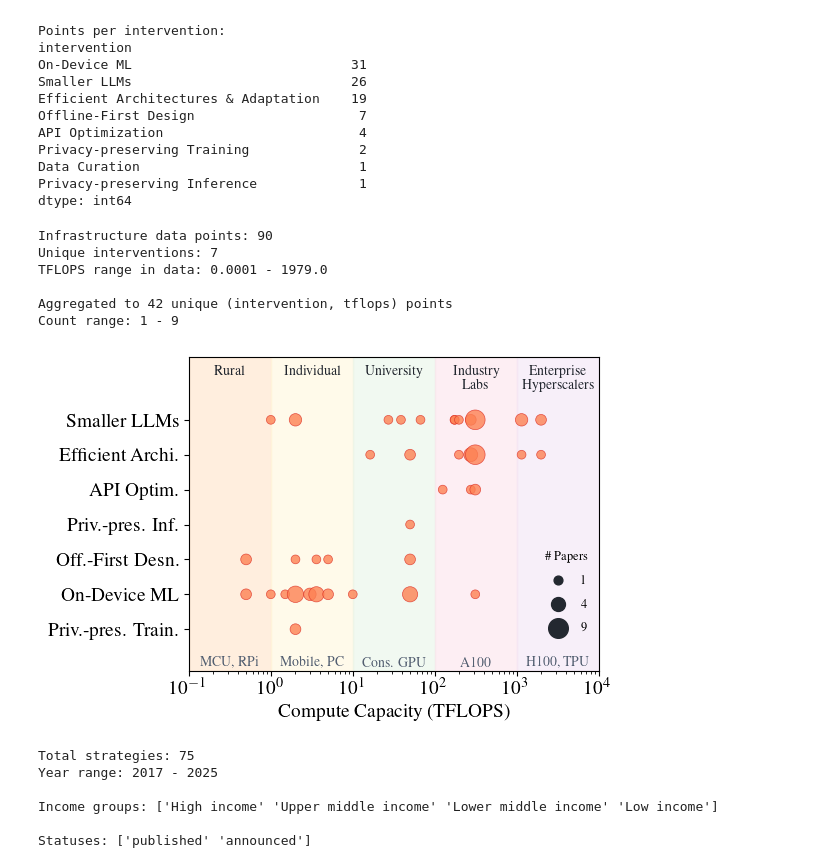
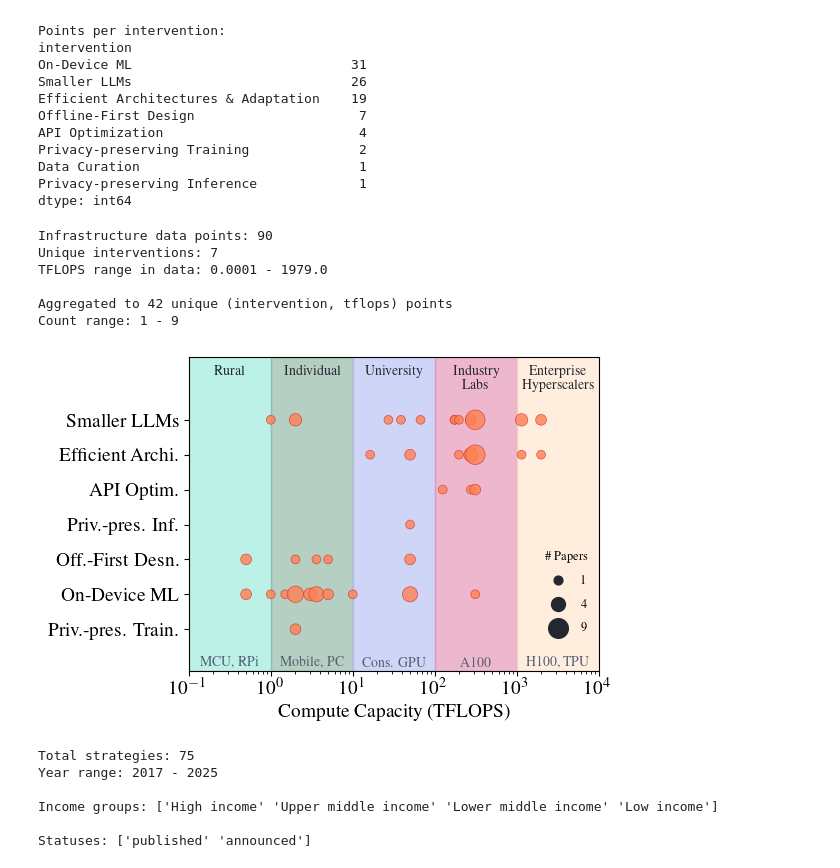
Before and after one commit to ljvmiranda921/edgeml-survey, a Jupyter notebook: notebooks/2026-02-12-figures-for-paper.ipynb, the cells around one changed output. Cells and saved outputs as stored; diff of their text form; code cells hidden in the pictures.

```diff
--- a/notebooks/2026-02-12-figures-for-paper.ipynb
+++ b/notebooks/2026-02-12-figures-for-paper.ipynb
@@ -848,7 +848,7 @@ compute_tiers = [
         "name": "Rural",
         "min": 0.1,
         "max": 1,
-        "color": "#FFE4C9",
+        "color": "#8EE8D8",
         "devices": "MCU, RPi",
         "y_offset": 0,
     },
@@ -856,7 +856,7 @@ compute_tiers = [
         "name": "Individual",
         "min": 1,
         "max": 10,
-        "color": "#FFF8DC",
+        "color": "#85B09A",
         "devices": "Mobile, PC",
         "y_offset": 0,
     },
@@ -864,7 +864,7 @@ compute_tiers = [
         "name": "University",
         "min": 10,
         "max": 100,
-        "color": "#E8F5E9",
+        "color": "#B0B9F1",
         "devices": "Cons. GPU",
         "y_offset": 0,
     },
@@ -872,7 +872,7 @@ compute_tiers = [
         "name": "Industry\nLabs",
         "min": 100,
         "max": 1000,
-        "color": "#FCE4EC",
+        "color": "#E18AAC",
         "devices": "A100",
         "y_offset": -0.4,
     },
@@ -880,7 +880,7 @@ compute_tiers = [
         "name": "Enterprise\nHyperscalers",
         "min": 1000,
         "max": 10000,
-        "color": "#F3E5F5",
+        "color": "#FFE2C8",
         "devices": "H100, TPU",
         "y_offset": -0.4,
     },
@@ -979,34 +979,34 @@ label_mapping = {
     "Offline-First Design": "Off.-First Desn.",
     "Privacy-preserving Training": "Priv.-pres. Train.",
 }
 
 
 def shorten_label(label):
     return label_mapping.get(label, label)
 
 
 # Set y-ticks to intervention names
 ax.set_yticks(range(len(intervention_order)))
 ax.set_yticklabels([shorten_label(i).replace("&", r"\&") for i in intervention_order])
 ax.set_ylim(-1.2, len(intervention_order) + 0.8)
 
 # Labels
 ax.set_xlabel("Compute Capacity (TFLOPS)")
 ax.set_ylabel("")
 
 fig.tight_layout()
 fig.savefig(
     OUTPUT_DIR / "intervention_by_compute_capacity.pdf", bbox_inches="tight", dpi=300
 )
 plt.show()
 # %% [output]
 Infrastructure data points: 90
 Unique interventions: 7
 TFLOPS range in data: 0.0001 - 1979.0
 
 Aggregated to 42 unique (intervention, tflops) points
 Count range: 1 - 9
-[figure, old version]
+[figure, new version]
 # %%
 import requests
 from PIL import Image
```
